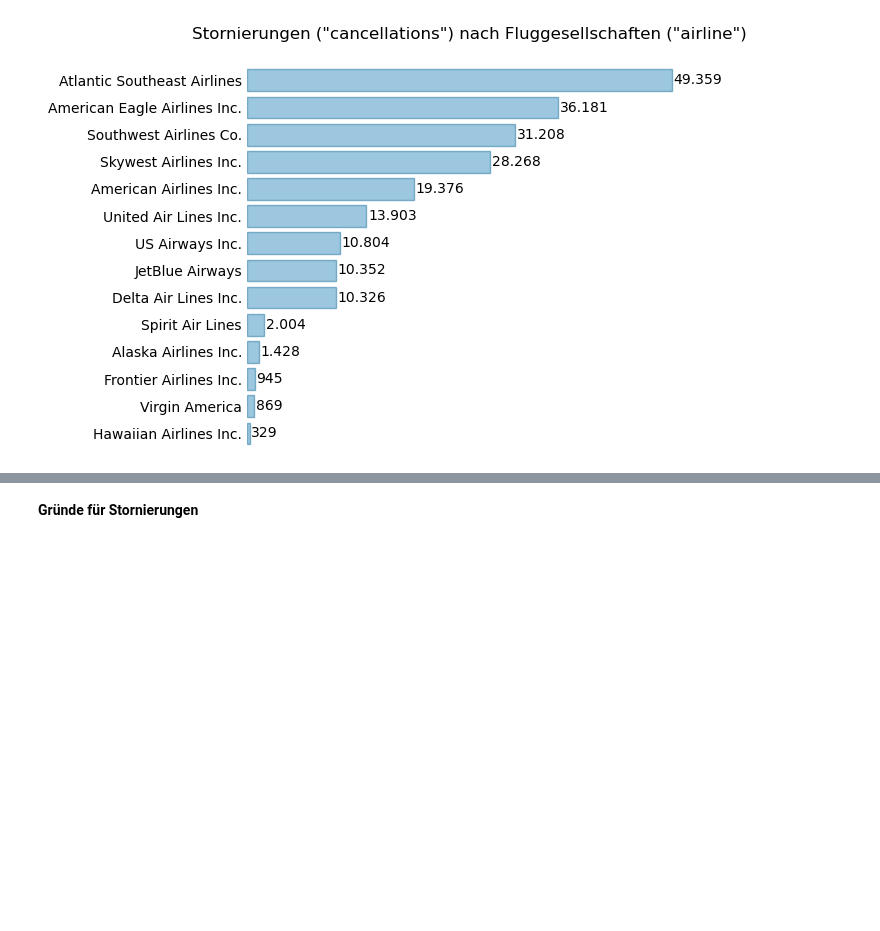
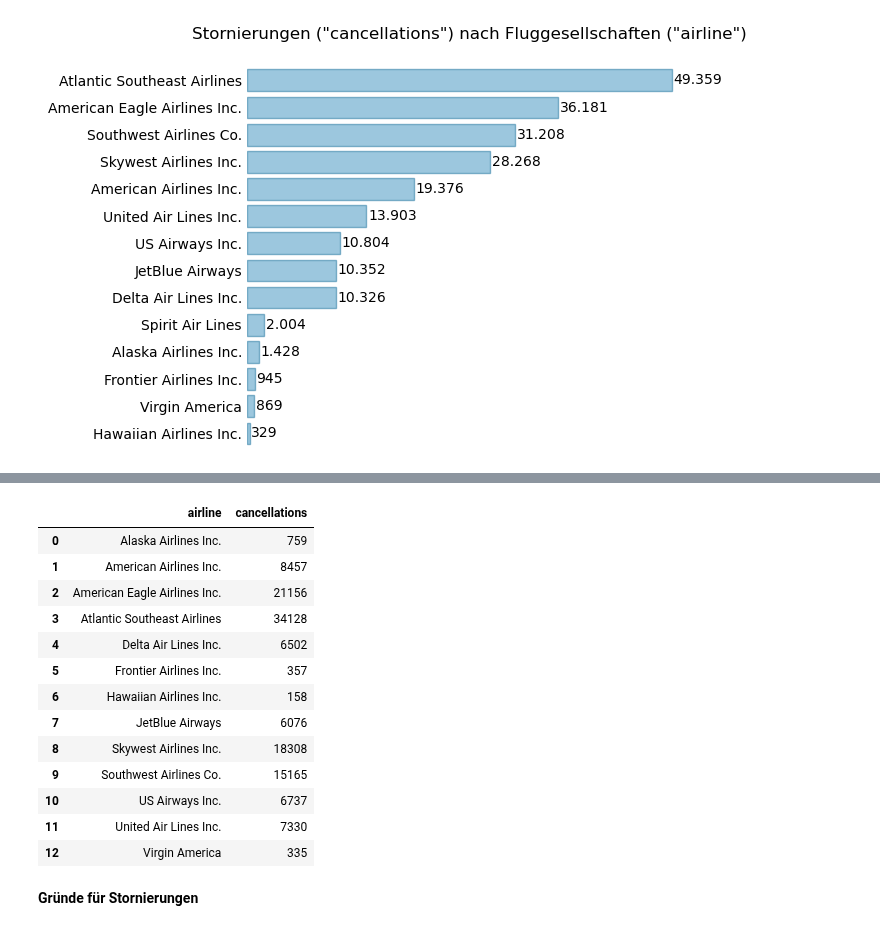
Before and after one commit to swrobuts/Flights, a Jupyter notebook: Flights.ipynb, the cells around one changed output, grey strips where cells are left out. Drawn from its saved outputs; the diff is of its cells as text; code cells hidden in the pictures; blank space fills up the shorter version.

```diff
--- a/Flights.ipynb
+++ b/Flights.ipynb
@@ -1048,3 +1084,20 @@ plt.show()
+# %%
+previous_year_data
+# %% [output]
+|  | airline | cancellations |
+| 0 | Alaska Airlines Inc. | 759 |
+| 1 | American Airlines Inc. | 8457 |
+| 2 | American Eagle Airlines Inc. | 21156 |
+| 3 | Atlantic Southeast Airlines | 34128 |
+| 4 | Delta Air Lines Inc. | 6502 |
+| 5 | Frontier Airlines Inc. | 357 |
+| 6 | Hawaiian Airlines Inc. | 158 |
+| 7 | JetBlue Airways | 6076 |
+| 8 | Skywest Airlines Inc. | 18308 |
+| 9 | Southwest Airlines Co. | 15165 |
+| 10 | US Airways Inc. | 6737 |
+| 11 | United Air Lines Inc. | 7330 |
+| 12 | Virgin America | 335 |
 # %%
 import pandas as pd
 import plotly.express as px
```
Also changed, not shown: parts of 2 cells of this notebook, 1 other file.
